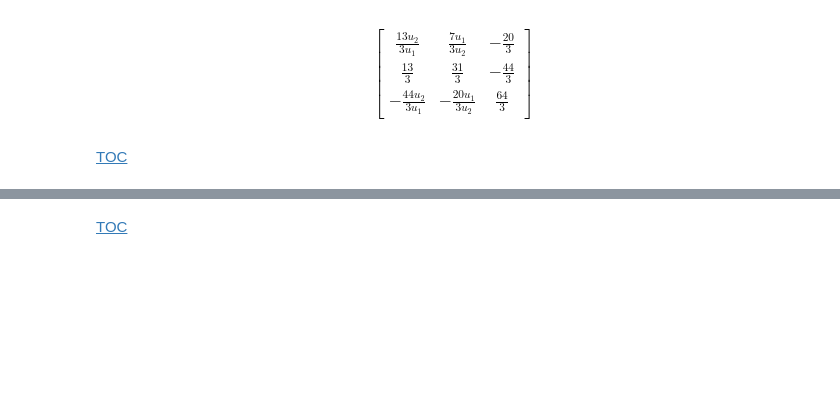
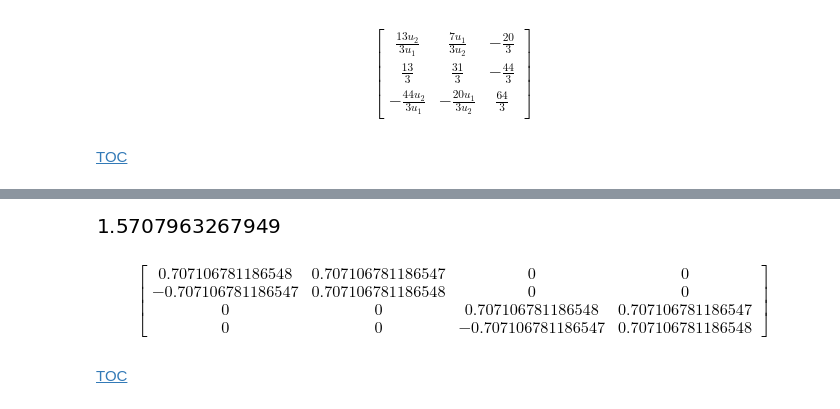
Before and after one commit to Spitts0484/FEM, a Jupyter notebook: FEM_ch3/FEM_ch3.ipynb, the cells around one changed output, grey strips where cells are left out. Saved outputs shown, nothing was run; the diff lists cells and outputs as text; code cells hidden in the pictures; blank space fills up the shorter version.

```diff
--- a/FEM_ch3/FEM_ch3.ipynb
+++ b/FEM_ch3/FEM_ch3.ipynb
@@ -560,3 +646,11 @@ pip
+# %%
+conv_deg_to_rad(90)
+# %% [output]
+[figure, added]
+# %%
+calc_t_star()
+# %% [output]
+$$\left[\begin{matrix}0.707106781186548 & 0.707106781186547 & 0 & 0\\-0.707106781186547 & 0.707106781186548 & 0 & 0\\0 & 0 & 0.707106781186548 & 0.707106781186547\\0 & 0 & -0.707106781186547 & 0.707106781186548\end{matrix}\right]$$
 # %% [markdown]
 [TOC](#TOC)
 # %% [markdown]
```
Also changed, not shown: parts of 5 cells of this notebook.
